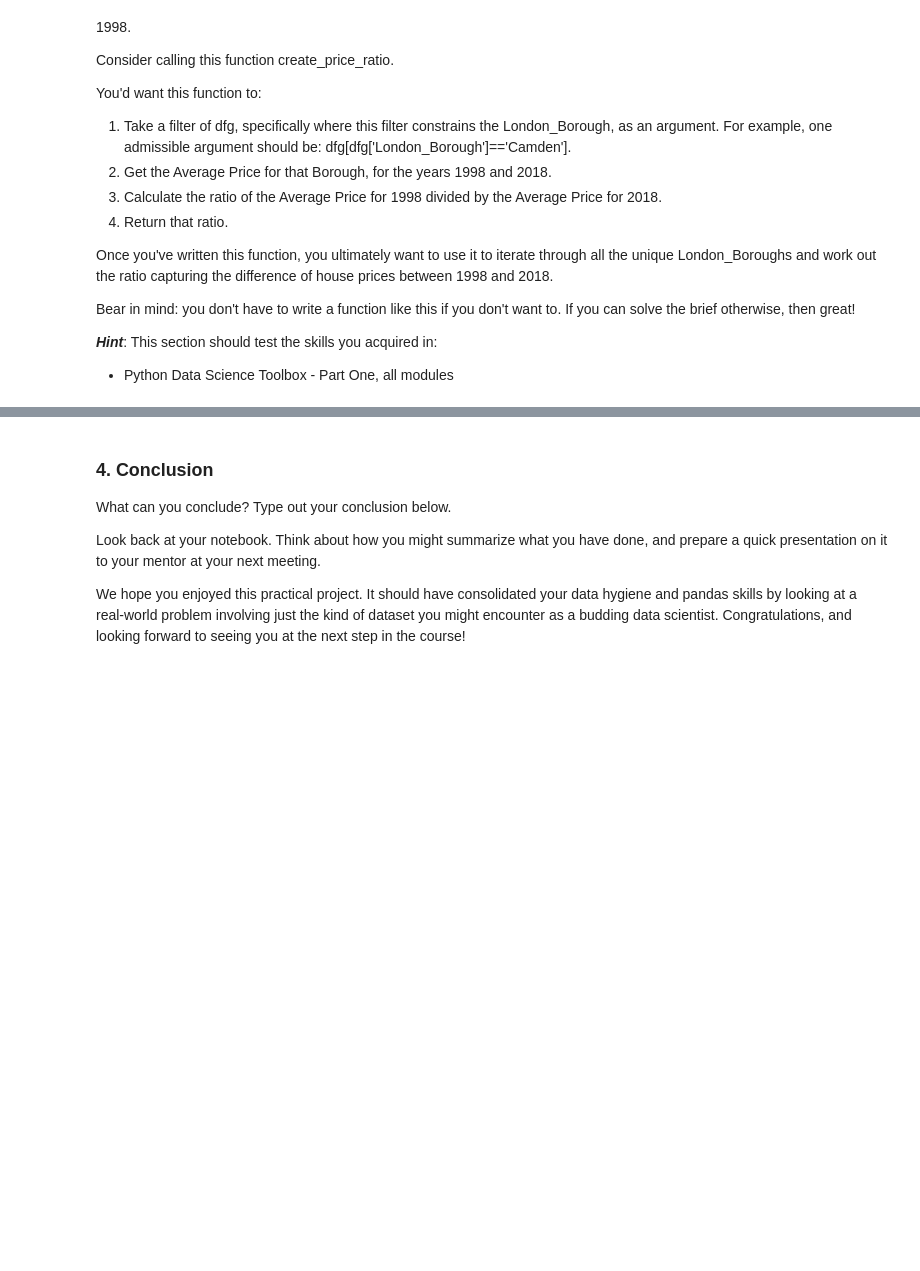
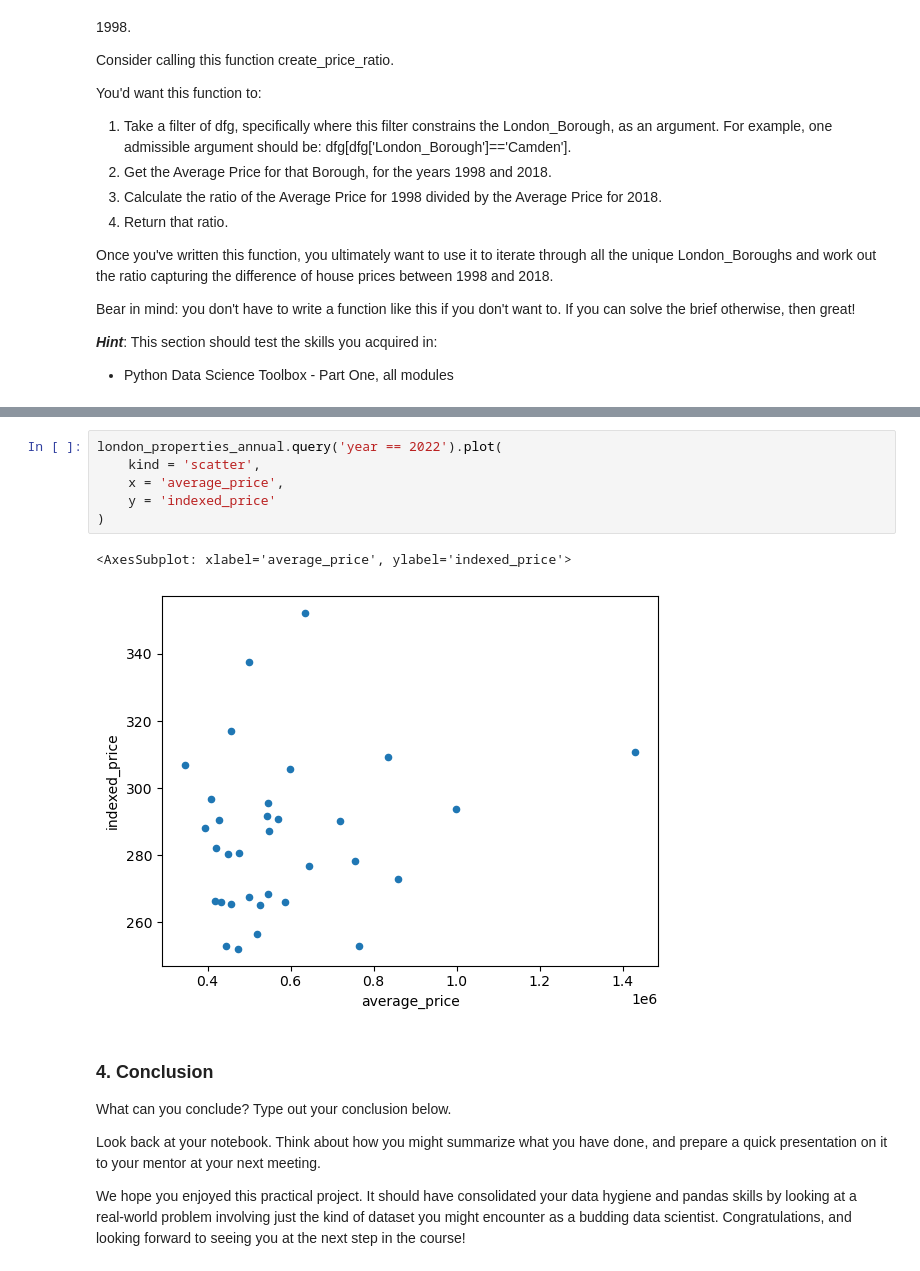
Before and after one commit to msc2106/springboard-data-science, a Jupyter notebook: Unit 4 Challenge - Tier 3.ipynb, the cells around one changed output, grey strips where cells are left out. Saved outputs shown, nothing was run; the diff lists cells and outputs as text; blank space fills up the shorter version.

Commit message:
unit 4 project scatter plot

```diff
--- a/Unit 4 Challenge - Tier 3.ipynb
+++ b/Unit 4 Challenge - Tier 3.ipynb
@@ -335,3 +338,12 @@ london_properties_annual.query('year == 2022').sort_values('indexed_price', asce
+# %%
+london_properties_annual.query('year == 2022').plot(
+    kind = 'scatter',
+    x = 'average_price',
+    y = 'indexed_price'
+)
+# %% [output]
+<AxesSubplot: xlabel='average_price', ylabel='indexed_price'>
+[figure, added]
 # %% [markdown]
 ### 4. Conclusion
 What can you conclude? Type out your conclusion below.
```
Also changed, not shown: parts of 1 cell of this notebook.
